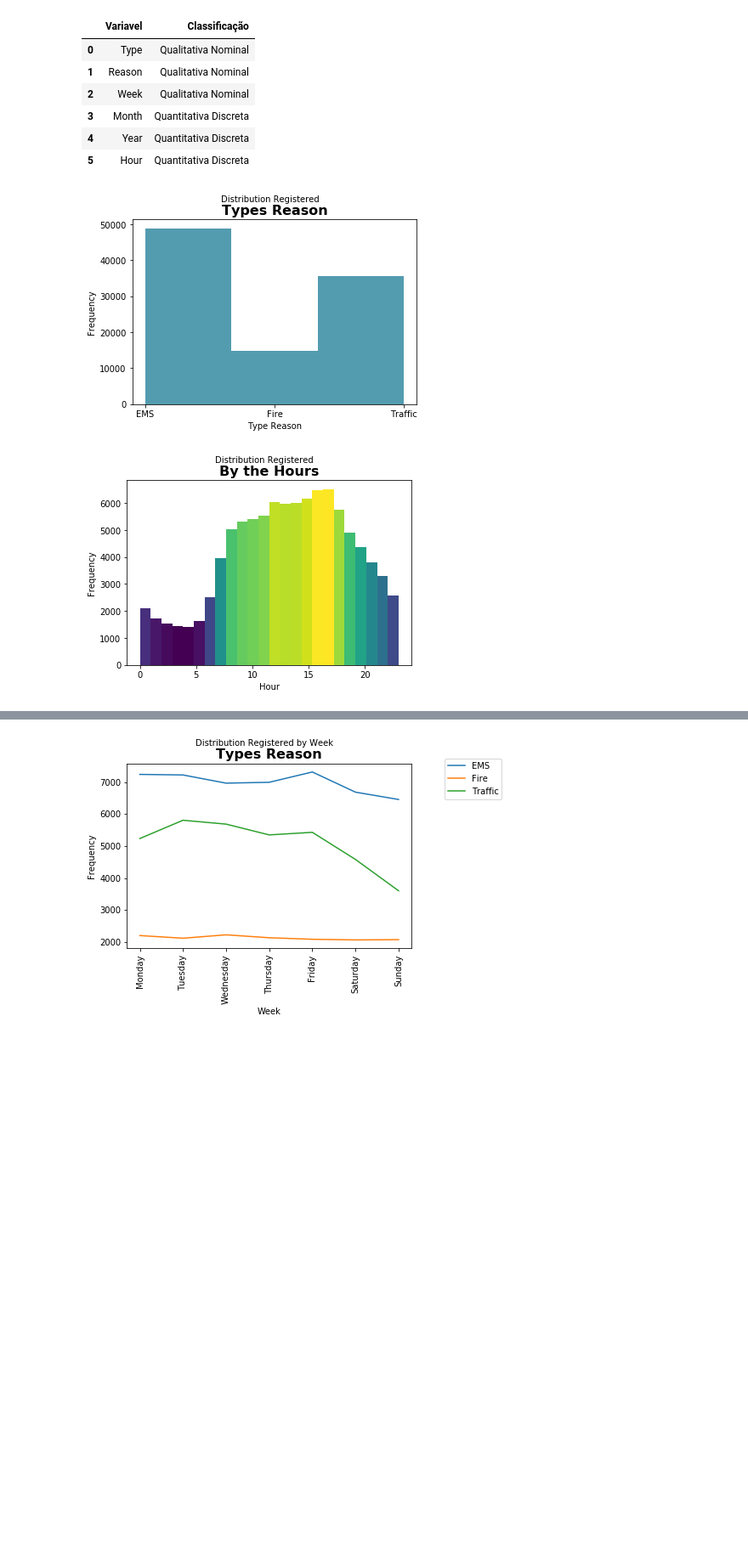
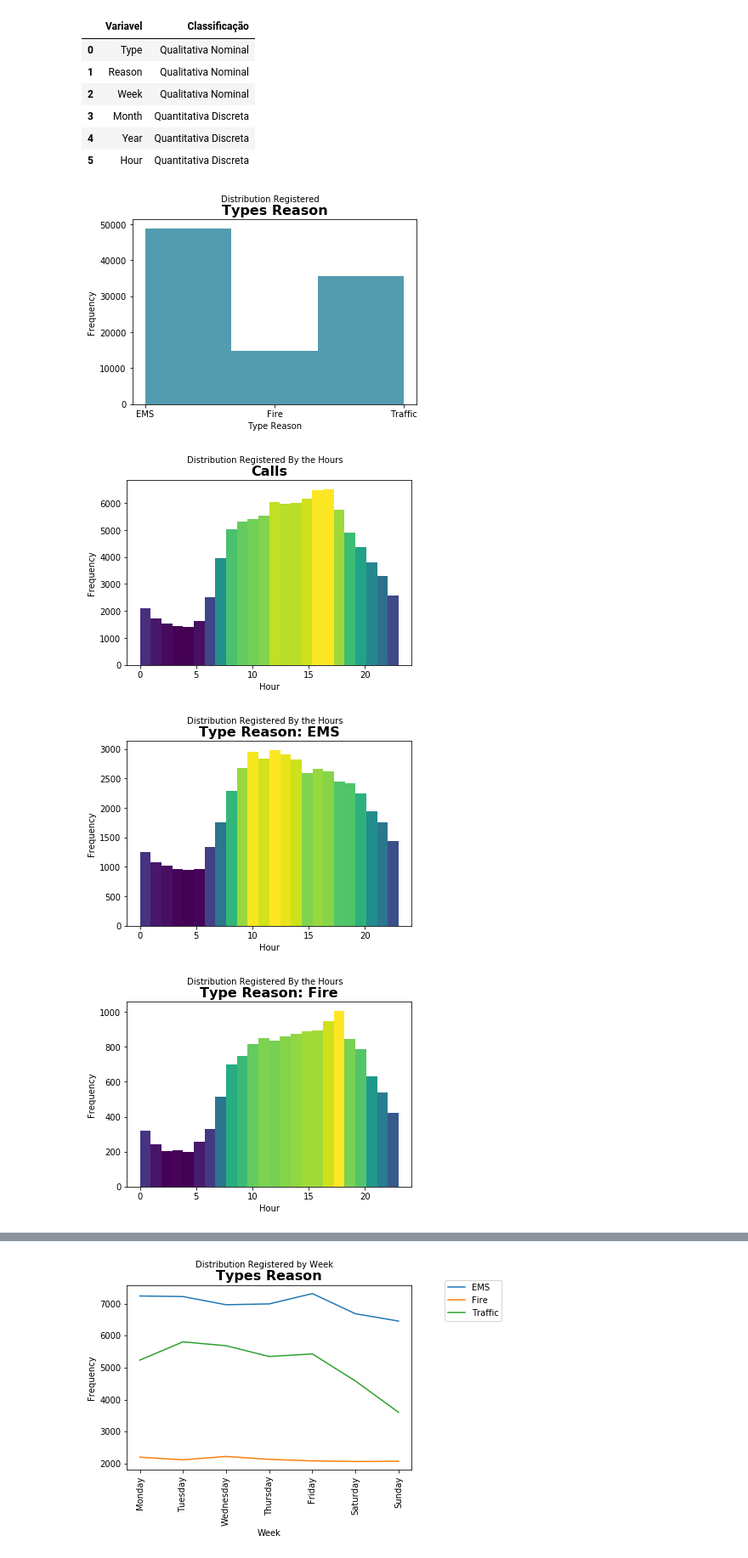
Before and after one commit to aabrantes/datascience, a Jupyter notebook: Trabalho_Apresentação.ipynb, the cells around one changed output, grey strips where cells are left out. Shown: that part at 85% size. Drawn from its saved outputs; the diff is of its cells as text; code cells hidden in the pictures; blank space fills up the shorter version.

Commit message:
criado grafico histograma das reason by hours

```diff
--- a/Trabalho_Apresentação.ipynb
+++ b/Trabalho_Apresentação.ipynb
@@ -93,33 +93,59 @@ def histogramColors(data, x_label, y_label, title, suptitle, n_bins):
     norm = colors.Normalize(fracs.min(), fracs.max())
 
     # Now, we'll loop through our objects and set the color of each accordingly
     for thisfrac, thispatch in zip(fracs, patches):
         color = plt.cm.viridis(norm(thisfrac))
         thispatch.set_facecolor(color)
 
     # We can also normalize our inputs by the total number of counts
     ax.hist(df['Hour'], bins=24, density=True)
 
     ax.set_ylabel(y_label)
     ax.set_xlabel(x_label)
     ax.set_title(title, fontsize=16, fontweight='bold')
     plt.suptitle(suptitle, fontsize=10)
 
 # Histograma Type Reason
 histogram(data = df['Type'],
           x_label = 'Type Reason',
           y_label = 'Frequency',
           title = 'Types Reason',
           suptitle = 'Distribution Registered',
           n_bins = 3 )
 
 # Histograma Hours Call's
 histogramColors(data = df['Hour'],
           x_label = 'Hour',
           y_label = 'Frequency',
-          title = 'By the Hours',
-          suptitle = 'Distribution Registered',
+          title = 'Calls',
+          suptitle = 'Distribution Registered By the Hours',
           n_bins = 24 )
+
+# Histograma Hours by EMS
+histogramColors(data = df[df['Type'] == 'EMS']['Hour'],
+          x_label = 'Hour',
+          y_label = 'Frequency',
+          title = 'Type Reason: EMS',
+          suptitle = 'Distribution Registered By the Hours',
+          n_bins = 24 )
+
+# Histograma Hours by Fire
+histogramColors(data = df[df['Type'] == 'Fire']['Hour'],
+          x_label = 'Hour',
+          y_label = 'Frequency',
+          title = 'Type Reason: Fire',
+          suptitle = 'Distribution Registered By the Hours',
+          n_bins = 24 )
+
+# Histograma Hours by Traffic
+histogramColors(data = df[df['Type'] == 'Traffic']['Hour'],
+          x_label = 'Hour',
+          y_label = 'Frequency',
+          title = 'Type Reason: Traffic',
+          suptitle = 'Distribution Registered By the Hours',
+          n_bins = 24 )
 # %% [output]
 [figure]
-[figure, old version]
+[figure, new version]
+[figure, added]
+[figure, added]
```
Also changed, not shown: parts of 3 cells of this notebook.
